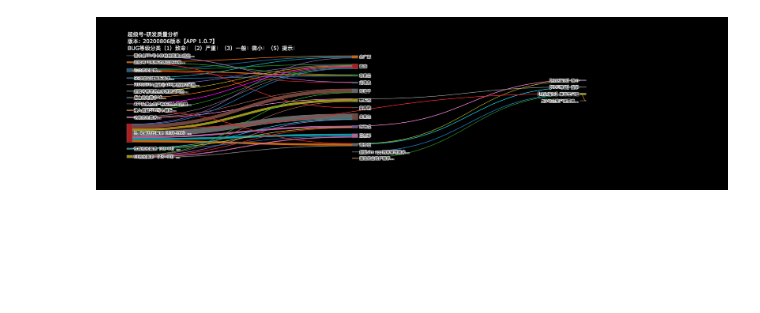
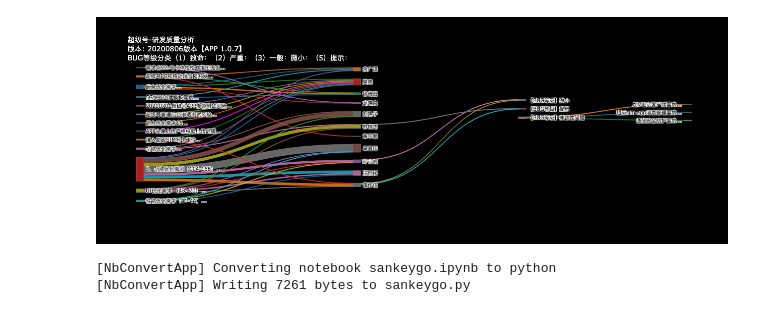
Before and after one commit to YangChun7uan/Py, a Jupyter notebook: statistics/sankeygo.ipynb, the cells around one changed output. Saved outputs shown, nothing was run; the diff lists cells and outputs as text; code cells hidden in the pictures; blank space fills up the shorter version.

```diff
--- a/statistics/sankeygo.ipynb
+++ b/statistics/sankeygo.ipynb
@@ -74,35 +74,6 @@ label_colors = ['rgba(31, 119, 180, 0.8)',
  'rgba(188, 189, 34, 0.8)']
 
 label_colors = random.shuffle(label_colors)
-# label_colors = ['rgba(31, 119, 180, 0.8)',
-#  'rgba(255, 127, 14, 0.8)',
-#  'rgba(214, 39, 40, 0.8)',
-#  'rgba(44, 160, 44, 0.8)',
-#  'rgba(148, 103, 189, 0.8)',
-#  'rgba(140, 86, 75, 0.8)',
-#  'rgba(227, 119, 194, 0.8)',
-#  'rgba(127, 127, 127, 0.8)',
-#  'rgba(188, 189, 34, 0.8)',
-#  'rgba(23, 190, 207, 0.8)',
-#  'rgba(31, 119, 180, 0.8)',
-#  'rgba(255, 127, 14, 0.8)',
-#  'rgba(214, 39, 40, 0.8)',
-#  'rgba(44, 160, 44, 0.8)',
-#  'rgba(148, 103, 189, 0.8)',
-#  'rgba(140, 86, 75, 0.8)',
-#  'rgba(227, 119, 194, 0.8)',
-#  'rgba(127, 127, 127, 0.8)',
-#  'rgba(188, 189, 34, 0.8)',
-#  'rgba(23, 190, 207, 0.8)',
-#  'rgba(31, 119, 180, 0.8)',
-#  'rgba(255, 127, 14, 0.8)',
-#  'rgba(44, 160, 44, 0.8)',
-#  'rgba(140, 86, 75, 0.8)',
-#  'rgba(214, 39, 40, 0.8)',
-#  'rgba(148, 103, 189, 0.8)',
-#  'rgba(227, 119, 194, 0.8)',
-#  'rgba(127, 127, 127, 0.8)',
-#  'rgba(188, 189, 34, 0.8)']
 
 bug_level_map = {'1级':'【BUG等级】致命','2级':'【BUG等级】严重','3级':'【BUG等级】一般','4级':'【BUG等级】微小','5级':'【BUG等级】提示','兼容性问题':'【BUG等级】兼容性问题'}
 
@@ -156,7 +127,7 @@ lable = []
 x = []
 y = list(np.arange(40)/100)
 
-position = (0,0.4,0.8,0.4)
+position = (0,0.4,0.7,1.0)
 
 for (key1, key2) in statics.keys():
     if key1 not in lable:
@@ -167,12 +138,12 @@ for (key1, key2) in statics.keys():
         x.append(position[1])
 
 for (_,key2) in stat_bug:
-    if key2 not in lable:
+    if bug_level_map[key2] not in lable:
         lable.append(bug_level_map[key2])
         x.append(position[2])
 
 lable.append(bug_level_map['兼容性问题'])
-x.append(position[3])
+x.append(position[2])
 
 for key in jrx_bugs['需求池ID'] :
     key = int(key)
@@ -198,15 +169,15 @@ for (i,j,k) in data_bug:
     sources.append(lable.index(i))
     idx = bug_level_map[j]
     targets.append(lable.index(idx))
-#     targets.append(lable.index(j))
     values.append(k)
 
 for (i,j,k) in jrx_bugs_ss:
     i = int(i)
-    sources.append(lable.index(i))
-    idx = bug_level_map[j]
-    targets.append(lable.index(idx))
-    values.append(k)
+    if i != 839:
+        targets.append(lable.index(i))
+        idx = bug_level_map[j]
+        sources.append(lable.index(idx))
+        values.append(k)
 
 # t = len(sources)
 for i in lable:
@@ -218,34 +189,48 @@ for i in lable:
 
 fig = go.Figure(data=[go.Sankey(
     valueformat = "",
     arrangement = "snap",
     valuesuffix = "【开发任务数】",
     node = dict(
       pad = 15,
       thickness = 15,
       line = dict(color = 'gray', width = 0.5),
+#       hovertemplate='Node %{lable}需求分解任务总数<extra>（%{value}）</extra>',
       label =  lable,
       x=x,
       y=y,
       color = node_colors
     ),
     link = dict(
       source =  sources,
       target =  targets,
       value =  values,
       color = node_colors
 #       label =  data['data'][0]['link']['label']
   ))])
 
 fig.update_layout(
-    hovermode = 'x',
+#     hovermode = 'x',
     title="超级号-研发质量分析<br>版本: 20200806版本【APP 1.0.7】<br>BUG等级分类（1）致命：（2）严重：（3）一般：微小：（5）提示：",
     font=dict(size =10, color = 'white'),
     plot_bgcolor='black',
     paper_bgcolor='black'
 )
 
-fig.show()
-fig.write_html('/Users/dengjiaying/Project/gitee/Statics/SIMAPP/SIM20200806版本.html')
+
+if __name__ == '__main__':
+    fig.show()
+    fig.write_html('/Users/dengjiaying/Project/gitee/Statics/SIMAPP/SIM20200806版本.html')
 # %% [output]
-[figure, old version]
+[figure, new version]
+# %%
+if __name__ == '__main__':
+    try:
+        !jupyter nbconvert --to python sankeygo.ipynb
+        # python即转化为.py，script即转化为.html
+        # file_name.ipynb即当前module的文件名
+    except:
+        pass
+# %% [output]
+[NbConvertApp] Converting notebook sankeygo.ipynb to python
+[NbConvertApp] Writing 7261 bytes to sankeygo.py
```
Also changed, not shown: 1 other file.
